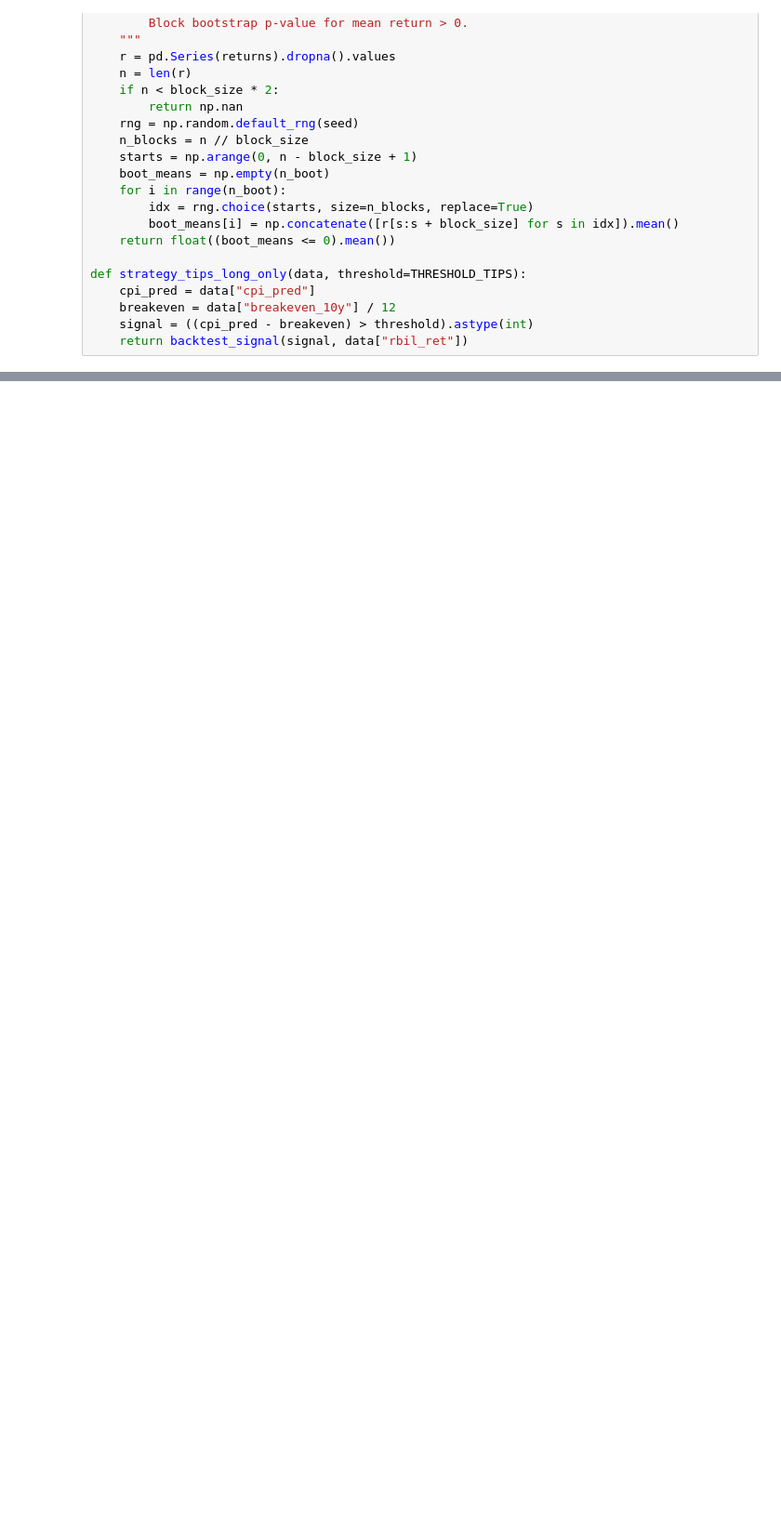
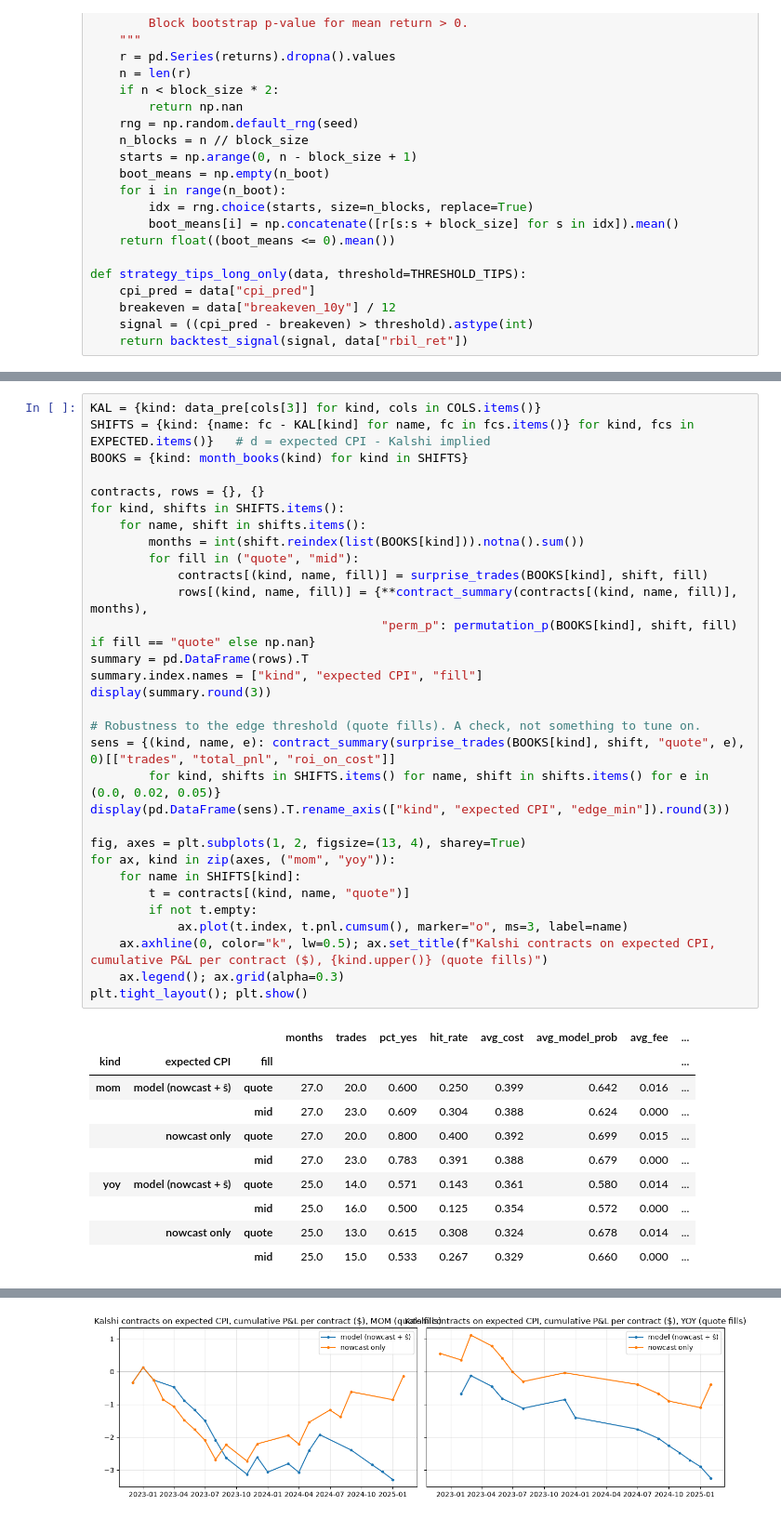
Before and after one commit to deccampbell/QCF_Capstone_Fiserv, a Jupyter notebook: Research and Trading Implementations.ipynb, the cells around one changed output, grey strips where cells are left out. Shown at 93% size. Saved outputs shown, nothing was run; the diff lists cells and outputs as text; blank space fills up the shorter version.

```diff
--- a/Research and Trading Implementations.ipynb
+++ b/Research and Trading Implementations.ipynb
@@ -662,0 +1080,42 @@ XLP/XLY (Approach B)     18.98%   0.43   53.12%         0.50
+# %%
+KAL = {kind: data_pre[cols[3]] for kind, cols in COLS.items()}
+SHIFTS = {kind: {name: fc - KAL[kind] for name, fc in fcs.items()} for kind, fcs in EXPECTED.items()}   # d = expected CPI - Kalshi implied
+BOOKS = {kind: month_books(kind) for kind in SHIFTS}
+
+contracts, rows = {}, {}
+for kind, shifts in SHIFTS.items():
+    for name, shift in shifts.items():
+        months = int(shift.reindex(list(BOOKS[kind])).notna().sum())
+        for fill in ("quote", "mid"):
+            contracts[(kind, name, fill)] = surprise_trades(BOOKS[kind], shift, fill)
+            rows[(kind, name, fill)] = {**contract_summary(contracts[(kind, name, fill)], months),
+                                        "perm_p": permutation_p(BOOKS[kind], shift, fill) if fill == "quote" else np.nan}
+summary = pd.DataFrame(rows).T
+summary.index.names = ["kind", "expected CPI", "fill"]
+display(summary.round(3))
+
+# Robustness to the edge threshold (quote fills). A check, not something to tune on.
+sens = {(kind, name, e): contract_summary(surprise_trades(BOOKS[kind], shift, "quote", e), 0)[["trades", "total_pnl", "roi_on_cost"]]
+        for kind, shifts in SHIFTS.items() for name, shift in shifts.items() for e in (0.0, 0.02, 0.05)}
+display(pd.DataFrame(sens).T.rename_axis(["kind", "expected CPI", "edge_min"]).round(3))
+
+fig, axes = plt.subplots(1, 2, figsize=(13, 4), sharey=True)
+for ax, kind in zip(axes, ("mom", "yoy")):
+    for name in SHIFTS[kind]:
+        t = contracts[(kind, name, "quote")]
+        if not t.empty:
+            ax.plot(t.index, t.pnl.cumsum(), marker="o", ms=3, label=name)
+    ax.axhline(0, color="k", lw=0.5); ax.set_title(f"Kalshi contracts on expected CPI, cumulative P&L per contract ($), {kind.upper()} (quote fills)")
+    ax.legend(); ax.grid(alpha=0.3)
+plt.tight_layout(); plt.show()
+# %% [output]
+|  |  |  | months | trades | pct_yes | hit_rate | avg_cost | avg_model_prob | avg_fee | ... |
+| kind | expected CPI | fill |  |  |  |  |  |  |  | ... |
+| mom | model (nowcast + ŝ) | quote | 27.0 | 20.0 | 0.600 | 0.250 | 0.399 | 0.642 | 0.016 | ... |
+|  |  | mid | 27.0 | 23.0 | 0.609 | 0.304 | 0.388 | 0.624 | 0.000 | ... |
+|  | nowcast only | quote | 27.0 | 20.0 | 0.800 | 0.400 | 0.392 | 0.699 | 0.015 | ... |
+|  |  | mid | 27.0 | 23.0 | 0.783 | 0.391 | 0.388 | 0.679 | 0.000 | ... |
+| yoy | model (nowcast + ŝ) | quote | 25.0 | 14.0 | 0.571 | 0.143 | 0.361 | 0.580 | 0.014 | ... |
+|  |  | mid | 25.0 | 16.0 | 0.500 | 0.125 | 0.354 | 0.572 | 0.000 | ... |
+|  | nowcast only | quote | 25.0 | 13.0 | 0.615 | 0.308 | 0.324 | 0.678 | 0.014 | ... |
+|  |  | mid | 25.0 | 15.0 | 0.533 | 0.267 | 0.329 | 0.660 | 0.000 | ... |
@@ -663,3 +1136,4 @@ XLP/XLY (Approach B)     18.98%   0.43   53.12%         0.50
+[figure, added]
 # %%
 # -----------------------------------------------------------------------------
 # 7. Block-bootstrap p-values (optional)
```
Also changed, not shown: parts of 30 cells of this notebook, 5 other files.
